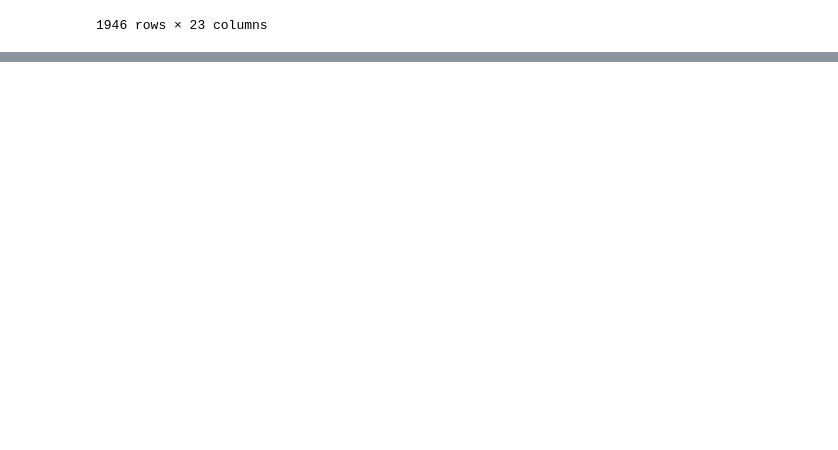
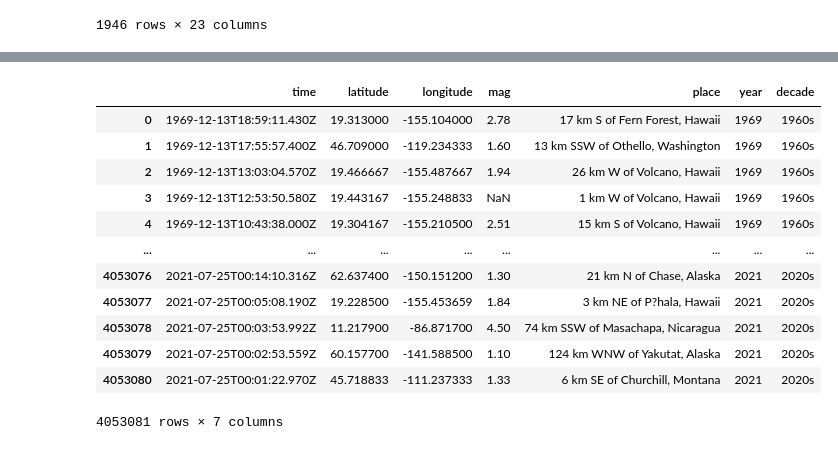
Before and after one commit to 86burke/shockwave, a Jupyter notebook: stan/shockwave.ipynb, the cells around one changed output, grey strips where cells are left out. Drawn from its saved outputs; the diff is of its cells as text; code cells hidden in the pictures; blank space fills up the shorter version.

```diff
--- a/stan/shockwave.ipynb
+++ b/stan/shockwave.ipynb
@@ -186,0 +196,6 @@ all_earthquake_data
+# %%
+# Store latitude and longitude in locations
+quake_df['year'] = pd.DatetimeIndex(quake_df['time']).year
+locations = quake_df[["latitude", "longitude"]]
+magnitude  = quake_df[['mag']].astype(float)
+quake_df.info(verbose=True)
@@ -186,0 +254,17 @@ all_earthquake_data
+# %%
+quake_df['decade'] = quake_df['year'].apply(lambda x: str(x) [:3] + '0s')
+quake_df
+# %% [output]
+|  | time | latitude | longitude | mag | place | year | decade |
+| 0 | 1969-12-13T18:59:11.430Z | 19.313000 | -155.104000 | 2.78 | 17 km S of Fern Forest, Hawaii | 1969 | 1960s |
+| 1 | 1969-12-13T17:55:57.400Z | 46.709000 | -119.234333 | 1.60 | 13 km SSW of Othello, Washington | 1969 | 1960s |
+| 2 | 1969-12-13T13:03:04.570Z | 19.466667 | -155.487667 | 1.94 | 26 km W of Volcano, Hawaii | 1969 | 1960s |
+| 3 | 1969-12-13T12:53:50.580Z | 19.443167 | -155.248833 | NaN | 1 km W of Volcano, Hawaii | 1969 | 1960s |
+| 4 | 1969-12-13T10:43:38.000Z | 19.304167 | -155.210500 | 2.51 | 15 km S of Volcano, Hawaii | 1969 | 1960s |
+| ... | ... | ... | ... | ... | ... | ... | ... |
+| 4053076 | 2021-07-25T00:14:10.316Z | 62.637400 | -150.151200 | 1.30 | 21 km N of Chase, Alaska | 2021 | 2020s |
+| 4053077 | 2021-07-25T00:05:08.190Z | 19.228500 | -155.453659 | 1.84 | 3 km NE of P?hala, Hawaii | 2021 | 2020s |
+| 4053078 | 2021-07-25T00:03:53.992Z | 11.217900 | -86.871700 | 4.50 | 74 km SSW of Masachapa, Nicaragua | 2021 | 2020s |
+| 4053079 | 2021-07-25T00:02:53.559Z | 60.157700 | -141.588500 | 1.10 | 124 km WNW of Yakutat, Alaska | 2021 | 2020s |
+| 4053080 | 2021-07-25T00:01:22.970Z | 45.718833 | -111.237333 | 1.33 | 6 km SE of Churchill, Montana | 2021 | 2020s |
+4053081 rows × 7 columns
```
Also changed, not shown: parts of 10 cells of this notebook.
